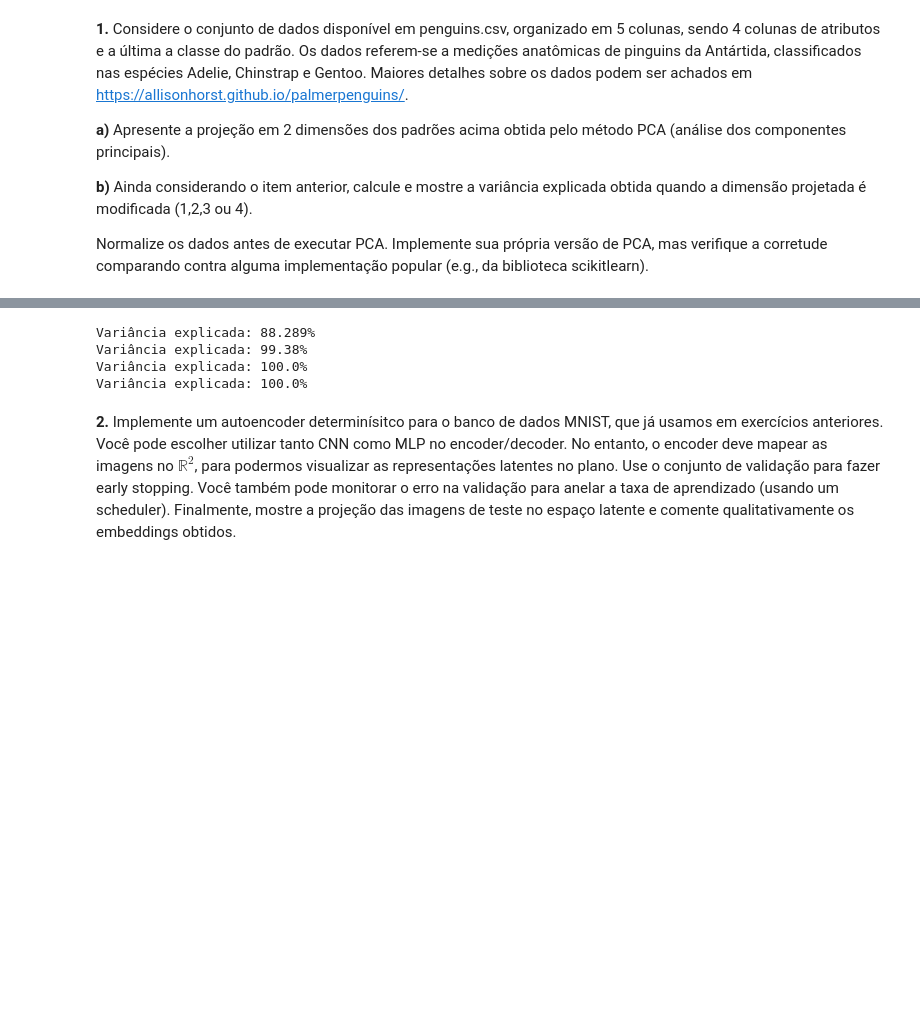
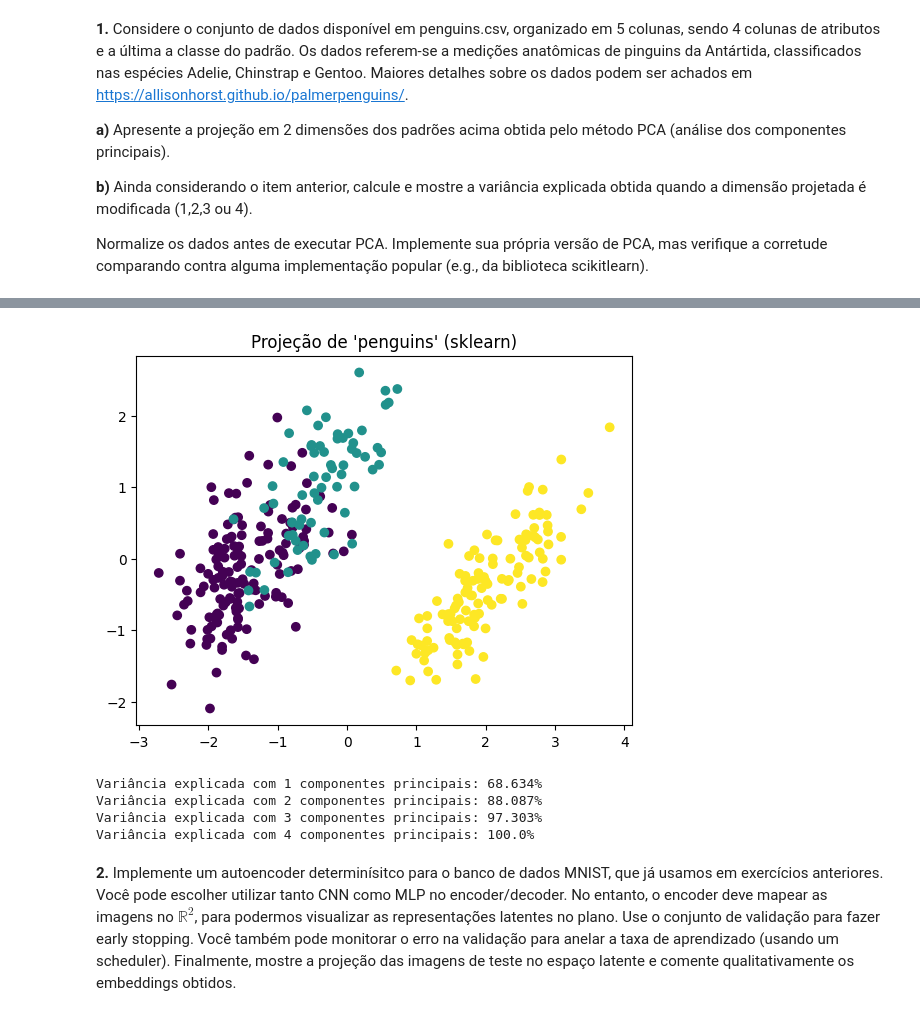
Before and after one commit to PedroPHC25/Machine-Learning, a Jupyter notebook: Ex03.ipynb, the cells around one changed output, grey strips where cells are left out. Cells and saved outputs as stored; diff of their text form; code cells hidden in the pictures; blank space fills up the shorter version.

```diff
--- a/Ex03.ipynb
+++ b/Ex03.ipynb
@@ -80,11 +84,27 @@ Variância explicada: 99.38%
+# %%
+# Comparando com a implementação do sklearn
+from sklearn.preprocessing import StandardScaler
+from sklearn.decomposition import PCA
+
+scaler = StandardScaler()
+normalized_patterns = scaler.fit_transform(patterns)
+pca = PCA(n_components = 2)
+projected_data = pca.fit_transform(normalized_patterns)
+
+plt.scatter(projected_data[:, 0], projected_data[:, 1], c = data[:, -1])
+plt.title("Projeção de 'penguins' (sklearn)")
+plt.show()
+# %% [output]
+[figure, added]
 # %%
+# Verificando a variância explicada para cada quantidade de componentes principais
 for num_principal_components in range(1, 5):
-    pca(patterns, num_principal_components)
+    my_pca(patterns, num_principal_components)
 # %% [output]
-Variância explicada: 88.289%
-Variância explicada: 99.38%
-Variância explicada: 100.0%
-Variância explicada: 100.0%
+Variância explicada com 1 componentes principais: 68.634%
+Variância explicada com 2 componentes principais: 88.087%
+Variância explicada com 3 componentes principais: 97.303%
+Variância explicada com 4 componentes principais: 100.0%
 # %% [markdown]
 **2.** Implemente um autoencoder determinísitco para o banco de dados MNIST, que já usamos em exercícios anteriores. Você pode escolher utilizar tanto CNN como MLP no encoder/decoder. No entanto, o encoder deve mapear as imagens no $\mathbb{R}^2$, para podermos visualizar as representações latentes no plano. Use o conjunto de validação para fazer early stopping. Você também pode monitorar o erro na validação para anelar a taxa de aprendizado (usando um scheduler). Finalmente, mostre a projeção das imagens de teste no espaço latente e comente qualitativamente os embeddings obtidos.
 # %%
```
Also changed, not shown: parts of 8 cells of this notebook, 1 other file.
